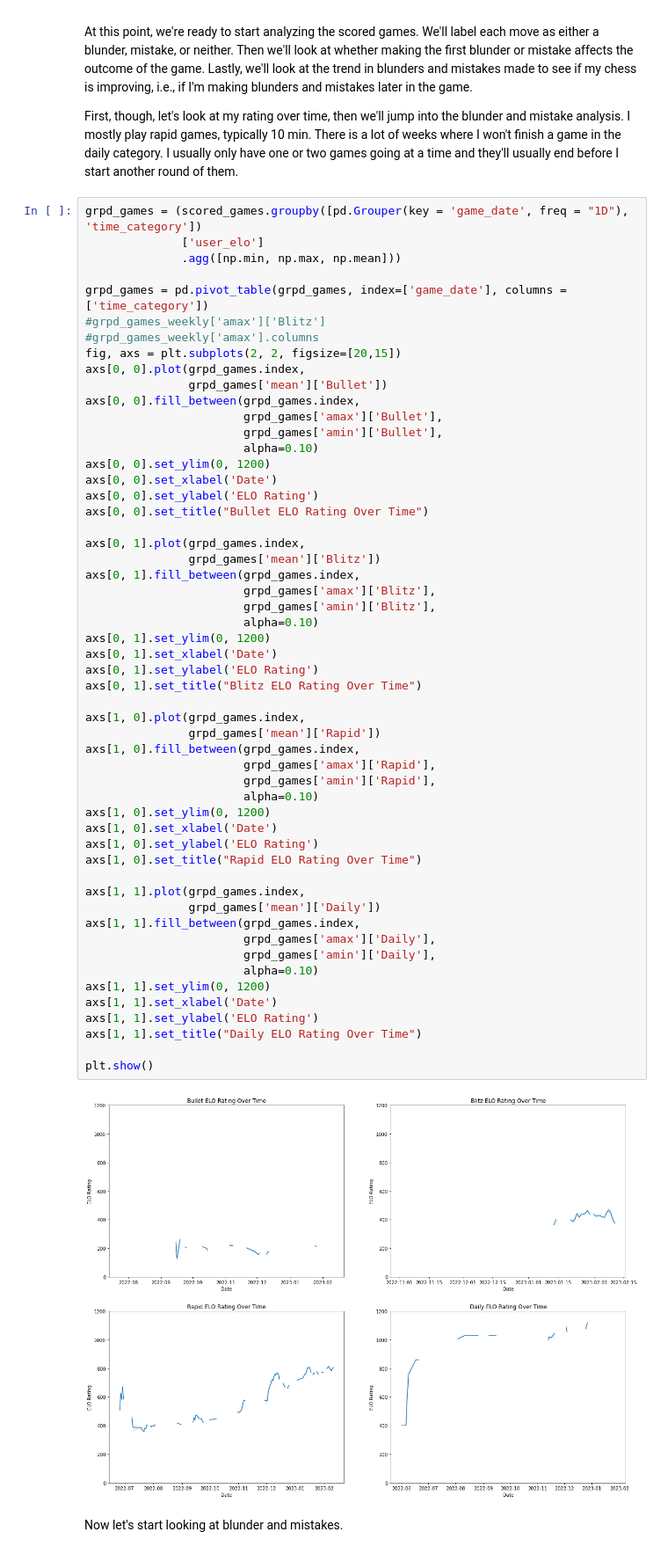
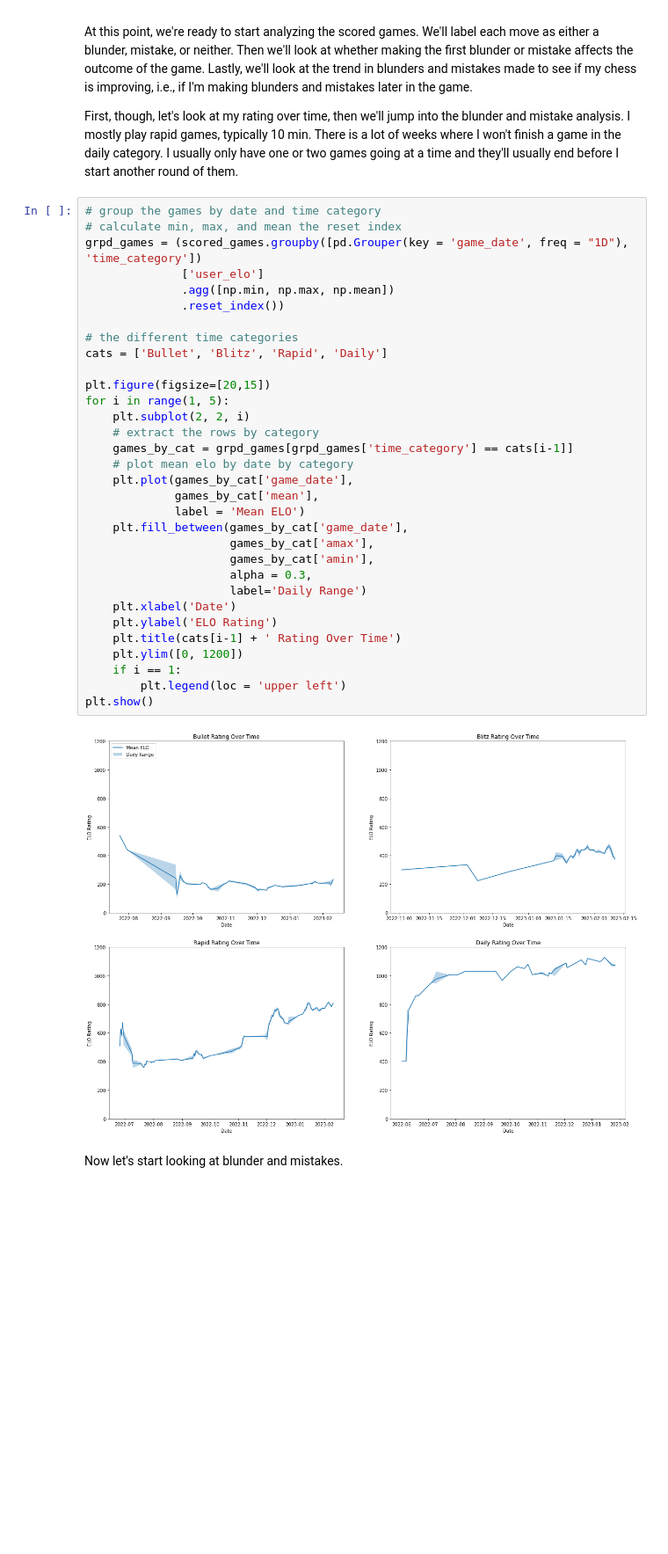
Before and after one commit to s-etty/chess-analysis, a Jupyter notebook: chess-analysis.ipynb, the cells around one changed output. Shown at 88% size. Cells and saved outputs as stored; diff of their text form; blank space fills up the shorter version.

Commit message:
clean up elo plot

```diff
--- a/chess-analysis.ipynb
+++ b/chess-analysis.ipynb
@@ -273,61 +273,39 @@ At this point, we're ready to start analyzing the scored games. We'll label each
 
 First, though, let's look at my rating over time, then we'll jump into the blunder and mistake analysis. I mostly play rapid games, typically 10 min. There is a lot of weeks where I won't finish a game in the daily category. I usually only have one or two games going at a time and they'll usually end before I start another round of them.
 # %%
+# group the games by date and time category
+# calculate min, max, and mean the reset index
 grpd_games = (scored_games.groupby([pd.Grouper(key = 'game_date', freq = "1D"), 'time_category'])
               ['user_elo']
-              .agg([np.min, np.max, np.mean]))
+              .agg([np.min, np.max, np.mean])
+              .reset_index())
 
-grpd_games = pd.pivot_table(grpd_games, index=['game_date'], columns = ['time_category'])
-#grpd_games_weekly['amax']['Blitz']
-#grpd_games_weekly['amax'].columns
-fig, axs = plt.subplots(2, 2, figsize=[20,15])
-axs[0, 0].plot(grpd_games.index,
-               grpd_games['mean']['Bullet'])
-axs[0, 0].fill_between(grpd_games.index,
-                       grpd_games['amax']['Bullet'],
-                       grpd_games['amin']['Bullet'],
-                       alpha=0.10)
-axs[0, 0].set_ylim(0, 1200)
-axs[0, 0].set_xlabel('Date')
-axs[0, 0].set_ylabel('ELO Rating')
-axs[0, 0].set_title("Bullet ELO Rating Over Time")
+# the different time categories
+cats = ['Bullet', 'Blitz', 'Rapid', 'Daily']
 
-axs[0, 1].plot(grpd_games.index,
-               grpd_games['mean']['Blitz'])
-axs[0, 1].fill_between(grpd_games.index,
-                       grpd_games['amax']['Blitz'],
-                       grpd_games['amin']['Blitz'],
-                       alpha=0.10)
-axs[0, 1].set_ylim(0, 1200)
-axs[0, 1].set_xlabel('Date')
-axs[0, 1].set_ylabel('ELO Rating')
-axs[0, 1].set_title("Blitz ELO Rating Over Time")
-
-axs[1, 0].plot(grpd_games.index,
-               grpd_games['mean']['Rapid'])
-axs[1, 0].fill_between(grpd_games.index,
-                       grpd_games['amax']['Rapid'],
-                       grpd_games['amin']['Rapid'],
-                       alpha=0.10)
-axs[1, 0].set_ylim(0, 1200)
-axs[1, 0].set_xlabel('Date')
-axs[1, 0].set_ylabel('ELO Rating')
-axs[1, 0].set_title("Rapid ELO Rating Over Time")
-
-axs[1, 1].plot(grpd_games.index,
-               grpd_games['mean']['Daily'])
-axs[1, 1].fill_between(grpd_games.index,
-                       grpd_games['amax']['Daily'],
-                       grpd_games['amin']['Daily'],
-                       alpha=0.10)
-axs[1, 1].set_ylim(0, 1200)
-axs[1, 1].set_xlabel('Date')
-axs[1, 1].set_ylabel('ELO Rating')
-axs[1, 1].set_title("Daily ELO Rating Over Time")
-
+plt.figure(figsize=[20,15])
+for i in range(1, 5):
+    plt.subplot(2, 2, i)
+    # extract the rows by category
+    games_by_cat = grpd_games[grpd_games['time_category'] == cats[i-1]]
+    # plot mean elo by date by category
+    plt.plot(games_by_cat['game_date'],
+             games_by_cat['mean'],
+             label = 'Mean ELO')
+    plt.fill_between(games_by_cat['game_date'],
+                     games_by_cat['amax'],
+                     games_by_cat['amin'],
+                     alpha = 0.3,
+                     label='Daily Range')
+    plt.xlabel('Date')
+    plt.ylabel('ELO Rating')
+    plt.title(cats[i-1] + ' Rating Over Time')
+    plt.ylim([0, 1200])
+    if i == 1:
+        plt.legend(loc = 'upper left')
 plt.show()
 # %% [output]
-[figure, old version]
+[figure, new version]
 # %% [markdown]
 Now let's start looking at blunder and mistakes.
 # %%
```
